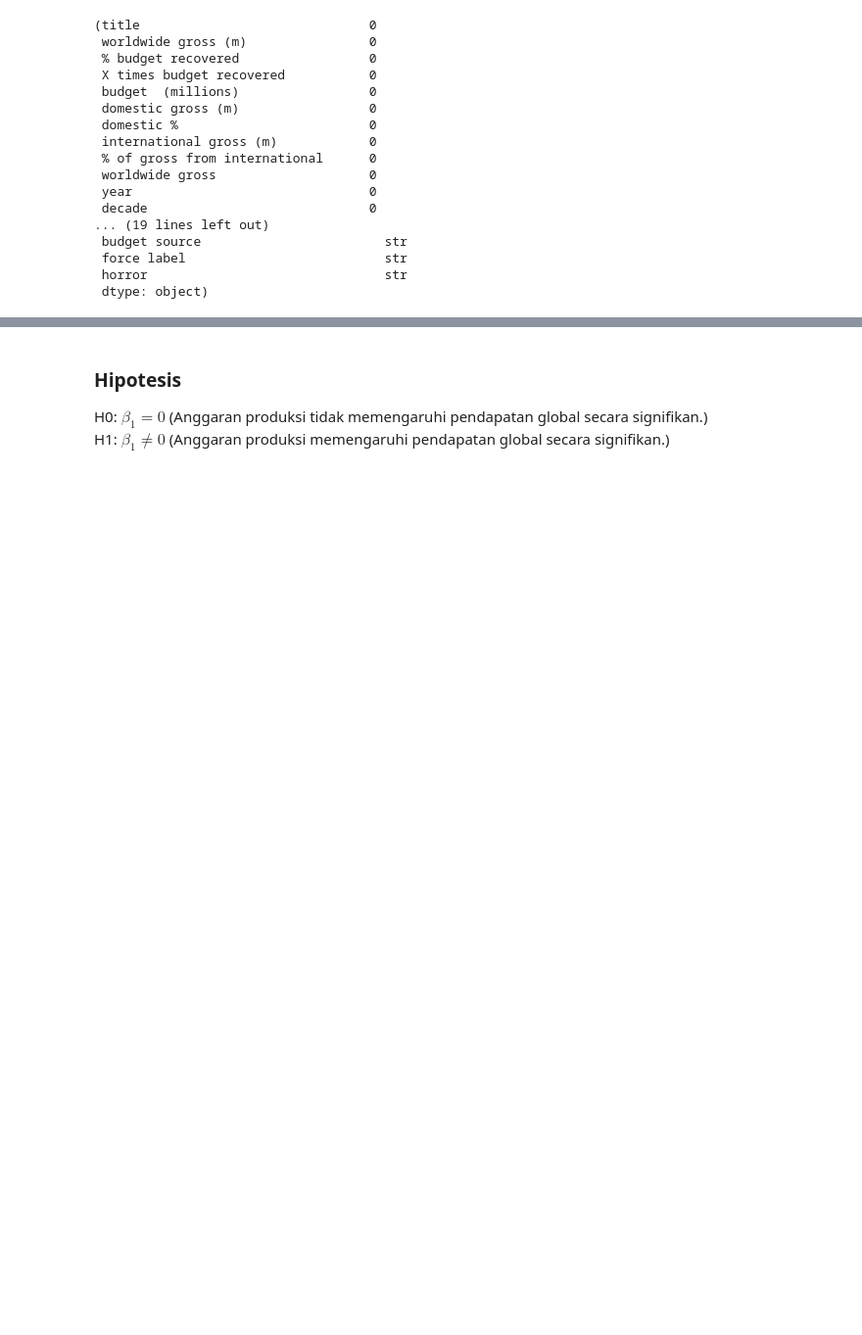
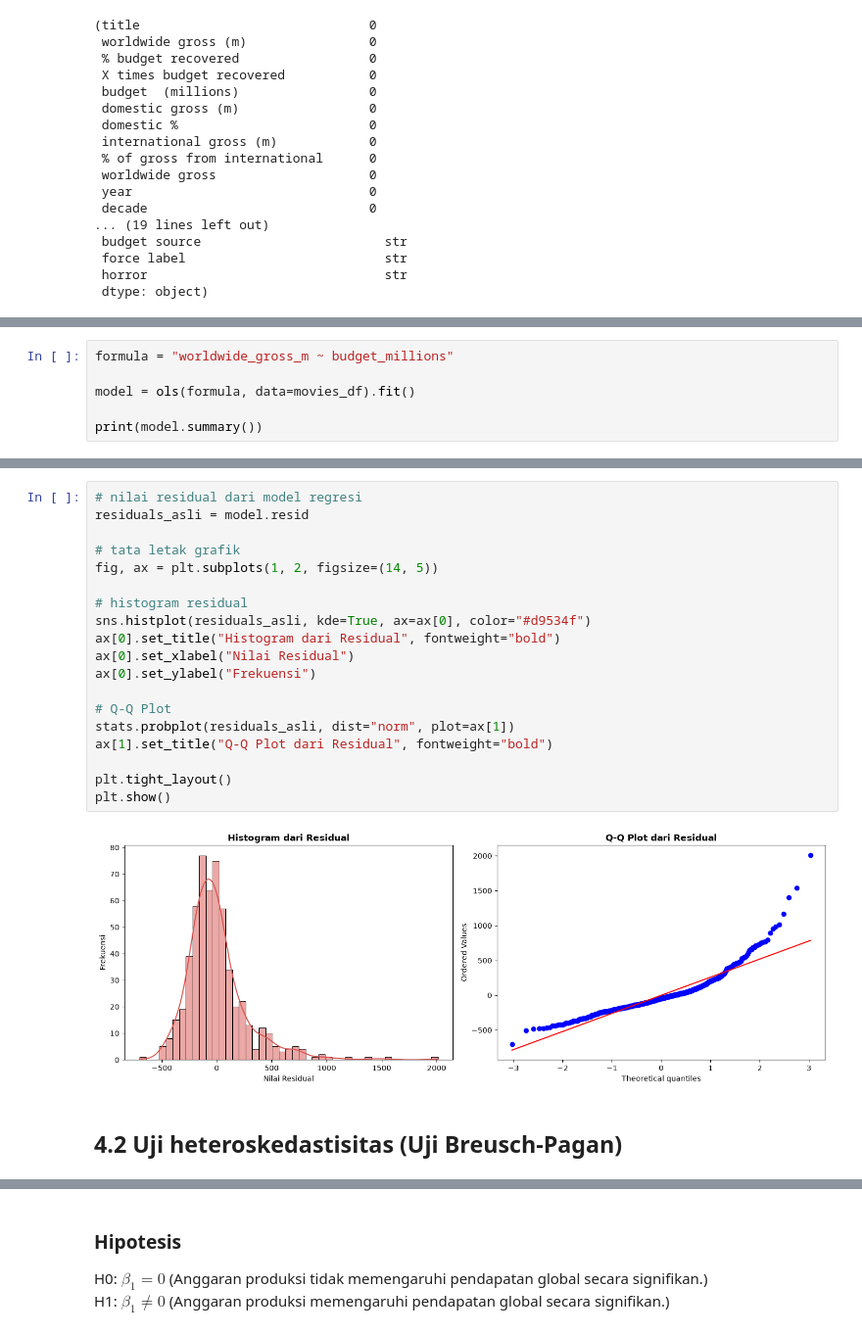
Before and after one commit to ahzasasa/anareg, a Jupyter notebook: simple-linear-regression.ipynb, the cells around one changed output, grey strips where cells are left out. Shown at 98% size. Drawn from its saved outputs; the diff is of its cells as text; blank space fills up the shorter version.

```diff
--- a/simple-linear-regression.ipynb
+++ b/simple-linear-regression.ipynb
@@ -156,0 +169,6 @@ plt.show()
+# %%
+formula = "worldwide_gross_m ~ budget_millions"
+
+model = ols(formula, data=movies_df).fit()
+
+print(model.summary())
@@ -156,0 +295,23 @@ plt.show()
+# %%
+# nilai residual dari model regresi
+residuals_asli = model.resid
+
+# tata letak grafik
+fig, ax = plt.subplots(1, 2, figsize=(14, 5))
+
+# histogram residual
+sns.histplot(residuals_asli, kde=True, ax=ax[0], color="#d9534f")
+ax[0].set_title("Histogram dari Residual", fontweight="bold")
+ax[0].set_xlabel("Nilai Residual")
+ax[0].set_ylabel("Frekuensi")
+
+# Q-Q Plot
+stats.probplot(residuals_asli, dist="norm", plot=ax[1])
+ax[1].set_title("Q-Q Plot dari Residual", fontweight="bold")
+
+plt.tight_layout()
+plt.show()
+# %% [output]
+[figure, added]
+# %% [markdown]
+## 4.2 Uji heteroskedastisitas (Uji Breusch-Pagan)
```
Also changed, not shown: parts of 63 cells of this notebook.
